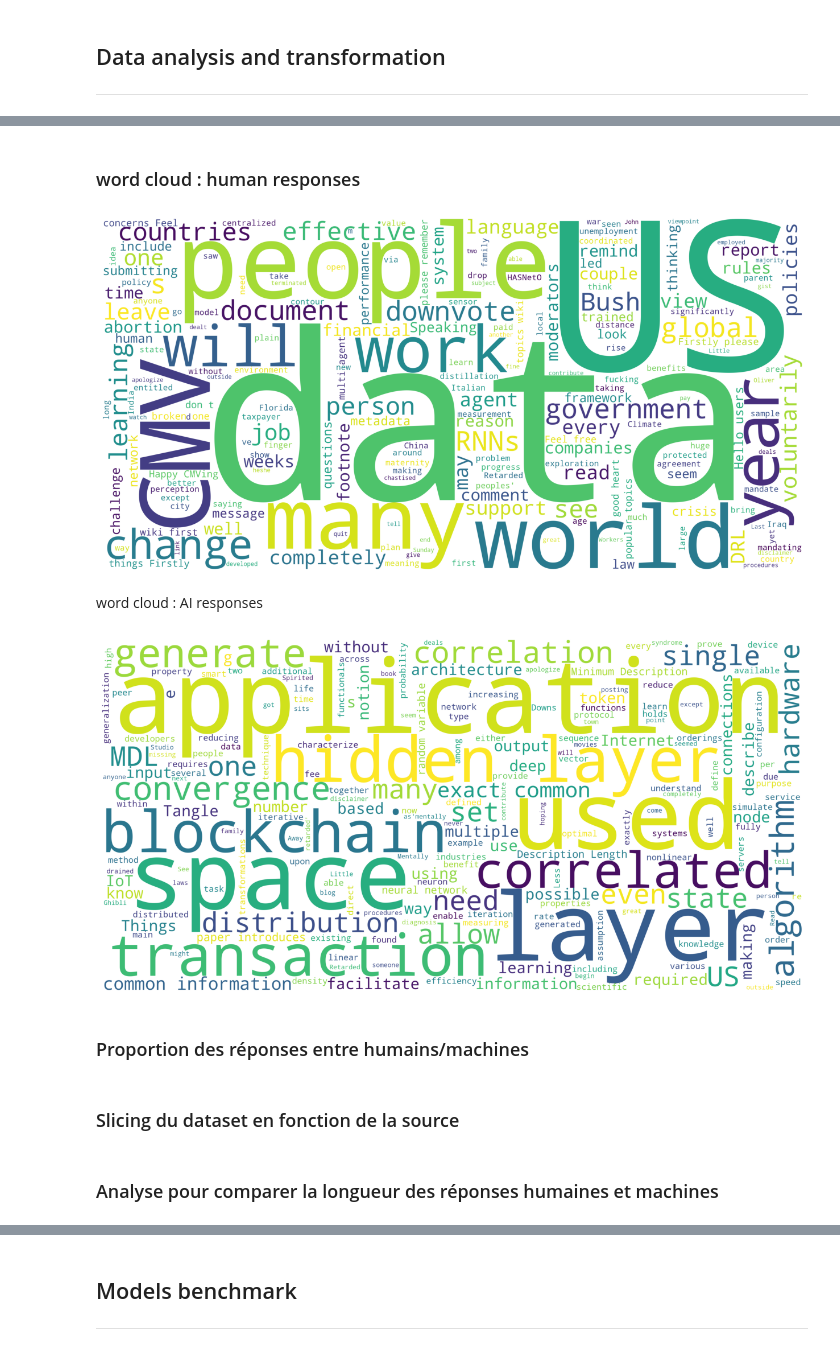
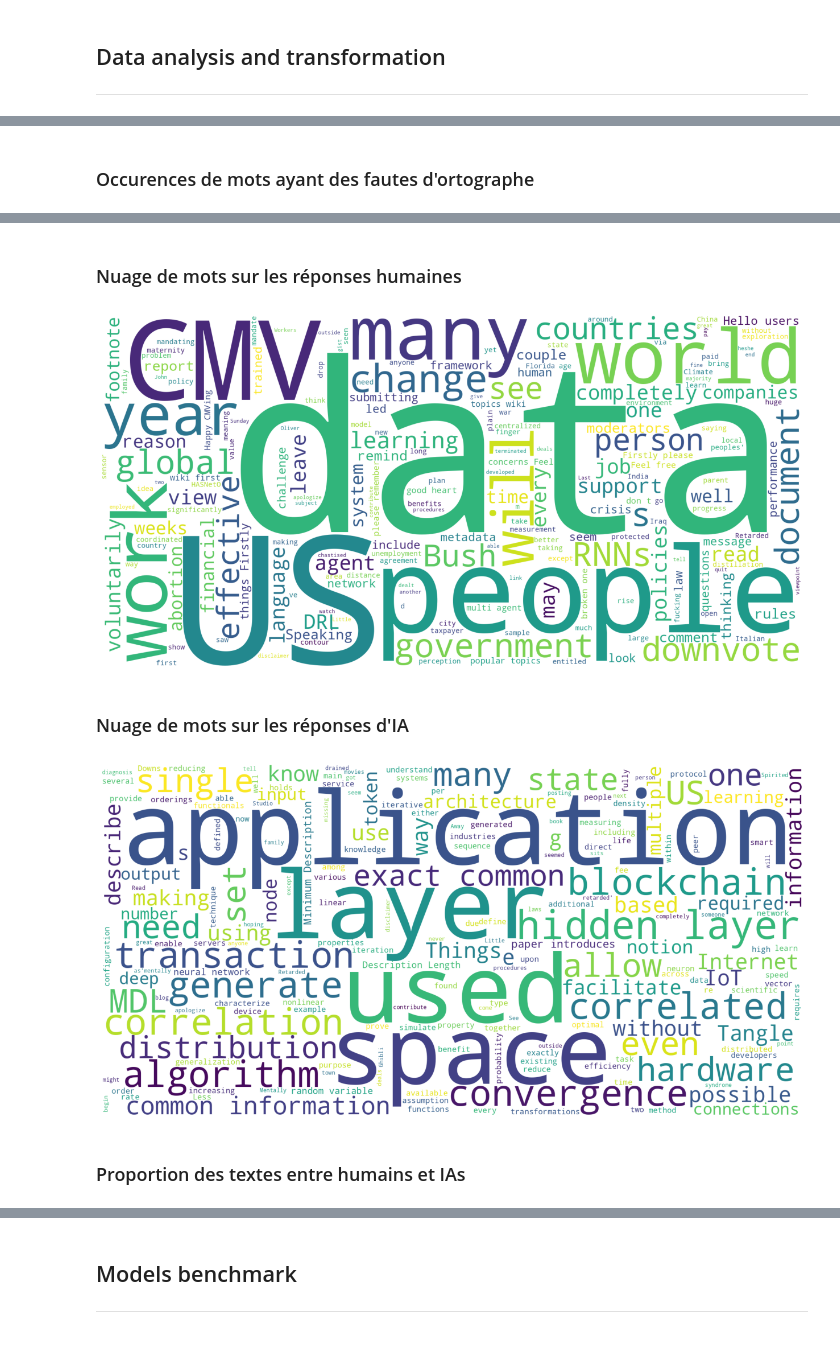
Before and after one commit to DjDonPablo/IA-DATA-HACK, a Jupyter notebook: final_notebook.ipynb, the cells around one changed output, grey strips where cells are left out. Cells and saved outputs as stored; diff of their text form; code cells hidden in the pictures.

```diff
--- a/final_notebook.ipynb
+++ b/final_notebook.ipynb
@@ -87,2 +109,4 @@ NameError: name 'df' is not defined
+# %% [markdown]
+### Occurences de mots ayant des fautes d'ortographe
 # %%
 # Liste noire de mots à considérer comme des erreurs
@@ -113,31 +138,31 @@ plt.gca().invert_yaxis()
 plt.show()
 # %% [output]
 [figure]
-# %% [markdown]
-### word cloud : human responses
+# %% [markdown]
+### Nuage de mots sur les réponses humaines
 # %%
 stopwords = set(STOPWORDS)
-human = df[df['label'] == True]
+human = df[df['label'] == 1]
 action_text = human['text'].values
-wordcloud = WordCloud(stopwords=stopwords, background_color='white', height=2000, width=4000).generate(str(action_text))
+wordcloud = WordCloud(stopwords=stopwords, background_color='white', height=1000, width=2000).generate(str(action_text))
 plt.figure(figsize=(16,8))
 plt.imshow(wordcloud)
 plt.axis('off')
 plt.show()
 # %% [output]
-[figure, old version]
+[figure, new version]
-# %% [markdown]
-word cloud : AI responses
+# %% [markdown]
+### Nuage de mots sur les réponses d'IA
 # %%
 stopwords = set(STOPWORDS)
-human = df[df['label'] == False]
+human = df[df['label'] == 0]
 action_text = human['text'].values
-wordcloud = WordCloud(stopwords=stopwords, background_color='white', height=2000, width=4000).generate(str(action_text))
+wordcloud = WordCloud(stopwords=stopwords, background_color='white', height=1000, width=2000).generate(str(action_text))
 plt.figure(figsize=(16,8))
 plt.imshow(wordcloud)
 plt.axis('off')
 plt.show()
 # %% [output]
-[figure, old version]
+[figure, new version]
 # %% [markdown]
-### Proportion des réponses entre humains/machines
+### Proportion des textes entre humains et IAs
@@ -154,2 +168,0 @@ df2.value_counts("srcg", normalize=True).plot(kind="bar", title= "Proportion hum
-# %% [markdown]
-### Slicing du dataset en fonction de la source
@@ -159,2 +168,0 @@ df2gpt=df2[df2.srcg=="Machine"]
-# %% [markdown]
-### Analyse pour comparer la longueur des réponses humaines et machines
```
Also changed, not shown: parts of 28 cells of this notebook, 2 other files.
